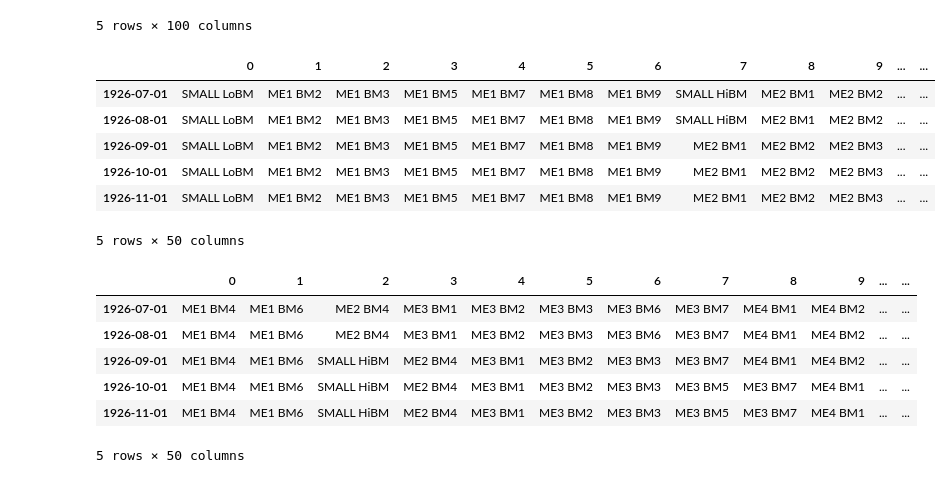
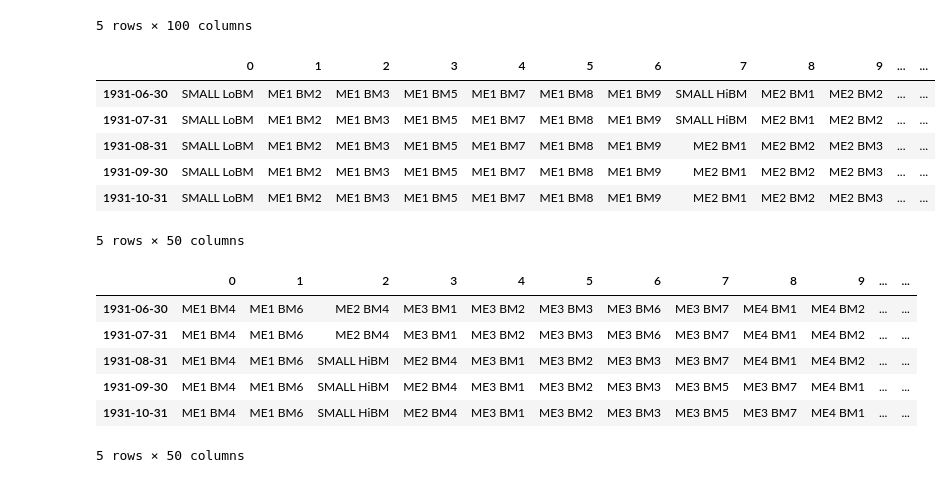
Before and after one commit to Luedman/Theory_of_Finance_Assignments, a Jupyter notebook: Assignment_3/Assignment3.ipynb, the cells around one changed output. Saved outputs shown, nothing was run; the diff lists cells and outputs as text; code cells hidden in the pictures.

```diff
--- a/Assignment_3/Assignment3.ipynb
+++ b/Assignment_3/Assignment3.ipynb
@@ -752,28 +753,33 @@ for date in list(rolling_betas.index):
     low_beta[pd.to_datetime(date)] = low_beta_monthly
 # %%
 #Create Dataframe for high beta portfolios
-high_beta_df = pd.DataFrame.from_dict(high_beta, orient='index')
+high_beta_df = pd.DataFrame.from_dict(high_beta, orient = 'index')
+
+#Shift index (since our time index market the starting point when calculating the rolling betas)
+high_beta_df = high_beta_df.shift(60, freq = 'M')
+
 high_beta_df.head()
-high_beta_excel = pd.ExcelWriter('BetasEx3.xlsx')
-output32.to_excel(writer,'Sheet1')
-writer.save()
 # %% [output]
 |  | 0 | 1 | 2 | 3 | 4 | 5 | 6 | 7 | 8 | 9 | ... | ... |
-| 1926-07-01 | SMALL LoBM | ME1 BM2 | ME1 BM3 | ME1 BM5 | ME1 BM7 | ME1 BM8 | ME1 BM9 | SMALL HiBM | ME2 BM1 | ME2 BM2 | ... | ... |
-| 1926-08-01 | SMALL LoBM | ME1 BM2 | ME1 BM3 | ME1 BM5 | ME1 BM7 | ME1 BM8 | ME1 BM9 | SMALL HiBM | ME2 BM1 | ME2 BM2 | ... | ... |
-| 1926-09-01 | SMALL LoBM | ME1 BM2 | ME1 BM3 | ME1 BM5 | ME1 BM7 | ME1 BM8 | ME1 BM9 | ME2 BM1 | ME2 BM2 | ME2 BM3 | ... | ... |
-| 1926-10-01 | SMALL LoBM | ME1 BM2 | ME1 BM3 | ME1 BM5 | ME1 BM7 | ME1 BM8 | ME1 BM9 | ME2 BM1 | ME2 BM2 | ME2 BM3 | ... | ... |
-| 1926-11-01 | SMALL LoBM | ME1 BM2 | ME1 BM3 | ME1 BM5 | ME1 BM7 | ME1 BM8 | ME1 BM9 | ME2 BM1 | ME2 BM2 | ME2 BM3 | ... | ... |
+| 1931-06-30 | SMALL LoBM | ME1 BM2 | ME1 BM3 | ME1 BM5 | ME1 BM7 | ME1 BM8 | ME1 BM9 | SMALL HiBM | ME2 BM1 | ME2 BM2 | ... | ... |
+| 1931-07-31 | SMALL LoBM | ME1 BM2 | ME1 BM3 | ME1 BM5 | ME1 BM7 | ME1 BM8 | ME1 BM9 | SMALL HiBM | ME2 BM1 | ME2 BM2 | ... | ... |
+| 1931-08-31 | SMALL LoBM | ME1 BM2 | ME1 BM3 | ME1 BM5 | ME1 BM7 | ME1 BM8 | ME1 BM9 | ME2 BM1 | ME2 BM2 | ME2 BM3 | ... | ... |
+| 1931-09-30 | SMALL LoBM | ME1 BM2 | ME1 BM3 | ME1 BM5 | ME1 BM7 | ME1 BM8 | ME1 BM9 | ME2 BM1 | ME2 BM2 | ME2 BM3 | ... | ... |
+| 1931-10-31 | SMALL LoBM | ME1 BM2 | ME1 BM3 | ME1 BM5 | ME1 BM7 | ME1 BM8 | ME1 BM9 | ME2 BM1 | ME2 BM2 | ME2 BM3 | ... | ... |
 5 rows × 50 columns
 # %%
 #Create Dataframe for high beta portfolios
-low_beta_df = pd.DataFrame.from_dict(low_beta, orient='index')
+low_beta_df = pd.DataFrame.from_dict(low_beta, orient = 'index')
+
+#Shift index (since our time index market the starting point when calculating the rolling betas)
+low_beta_df = low_beta_df.shift(60, freq = 'M')
+
 low_beta_df.head()
 # %% [output]
 |  | 0 | 1 | 2 | 3 | 4 | 5 | 6 | 7 | 8 | 9 | ... | ... |
-| 1926-07-01 | ME1 BM4 | ME1 BM6 | ME2 BM4 | ME3 BM1 | ME3 BM2 | ME3 BM3 | ME3 BM6 | ME3 BM7 | ME4 BM1 | ME4 BM2 | ... | ... |
-| 1926-08-01 | ME1 BM4 | ME1 BM6 | ME2 BM4 | ME3 BM1 | ME3 BM2 | ME3 BM3 | ME3 BM6 | ME3 BM7 | ME4 BM1 | ME4 BM2 | ... | ... |
-| 1926-09-01 | ME1 BM4 | ME1 BM6 | SMALL HiBM | ME2 BM4 | ME3 BM1 | ME3 BM2 | ME3 BM3 | ME3 BM7 | ME4 BM1 | ME4 BM2 | ... | ... |
-| 1926-10-01 | ME1 BM4 | ME1 BM6 | SMALL HiBM | ME2 BM4 | ME3 BM1 | ME3 BM2 | ME3 BM3 | ME3 BM5 | ME3 BM7 | ME4 BM1 | ... | ... |
-| 1926-11-01 | ME1 BM4 | ME1 BM6 | SMALL HiBM | ME2 BM4 | ME3 BM1 | ME3 BM2 | ME3 BM3 | ME3 BM5 | ME3 BM7 | ME4 BM1 | ... | ... |
+| 1931-06-30 | ME1 BM4 | ME1 BM6 | ME2 BM4 | ME3 BM1 | ME3 BM2 | ME3 BM3 | ME3 BM6 | ME3 BM7 | ME4 BM1 | ME4 BM2 | ... | ... |
+| 1931-07-31 | ME1 BM4 | ME1 BM6 | ME2 BM4 | ME3 BM1 | ME3 BM2 | ME3 BM3 | ME3 BM6 | ME3 BM7 | ME4 BM1 | ME4 BM2 | ... | ... |
+| 1931-08-31 | ME1 BM4 | ME1 BM6 | SMALL HiBM | ME2 BM4 | ME3 BM1 | ME3 BM2 | ME3 BM3 | ME3 BM7 | ME4 BM1 | ME4 BM2 | ... | ... |
+| 1931-09-30 | ME1 BM4 | ME1 BM6 | SMALL HiBM | ME2 BM4 | ME3 BM1 | ME3 BM2 | ME3 BM3 | ME3 BM5 | ME3 BM7 | ME4 BM1 | ... | ... |
+| 1931-10-31 | ME1 BM4 | ME1 BM6 | SMALL HiBM | ME2 BM4 | ME3 BM1 | ME3 BM2 | ME3 BM3 | ME3 BM5 | ME3 BM7 | ME4 BM1 | ... | ... |
 5 rows × 50 columns
```
Also changed, not shown: parts of 2 cells of this notebook, 1 other file.
